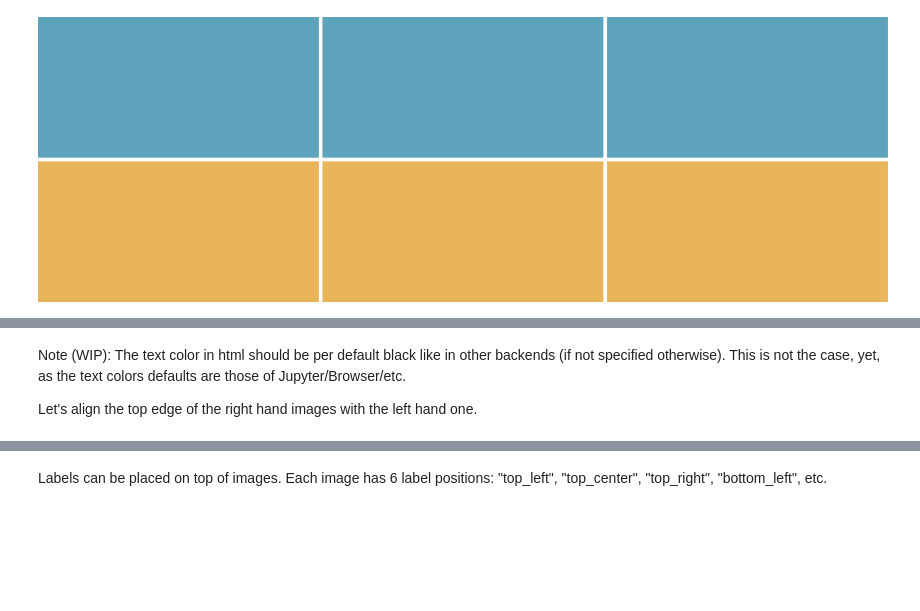
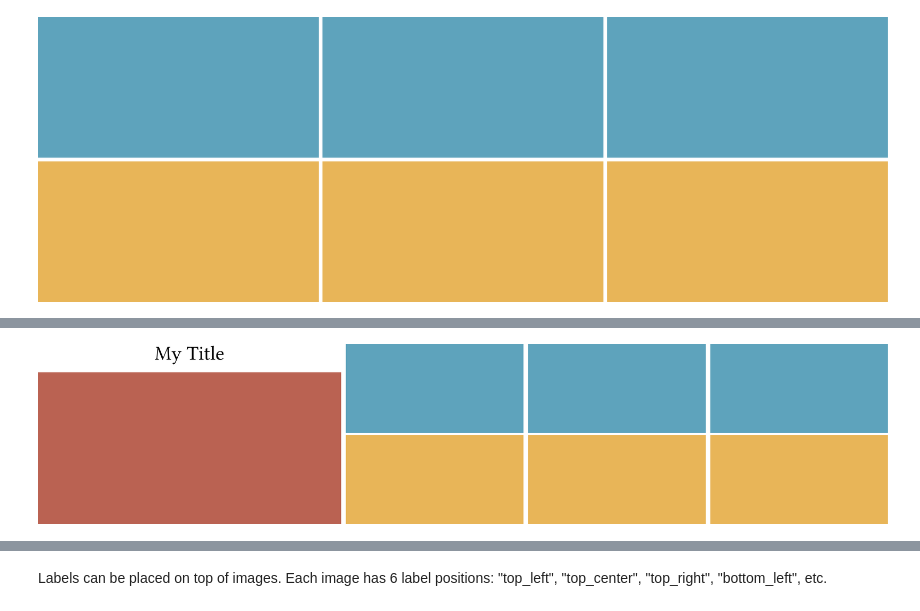
Before and after one commit to Mira-13/figure-gen, a Jupyter notebook: Tutorial.ipynb, the cells around one changed output, grey strips where cells are left out. Drawn from its saved outputs; the diff is of its cells as text; code cells hidden in the pictures; blank space fills up the shorter version.

```diff
--- a/Tutorial.ipynb
+++ b/Tutorial.ipynb
@@ -99,6 +99,6 @@ ref_grid.set_title('top', 'My Title')
 ref_lay.set_title('top', field_size_mm=5., offset_mm=1., fontsize=12)
 
 # generate figure with two grids
-figuregen.horizontal_figure([ref_grid, c_grid], width_cm=18., filename='figure.html')
-displayhtml("figure.html")
+figuregen.horizontal_figure([ref_grid, c_grid], width_cm=18., filename='figure.pdf')
+displaypdf("figure.pdf")
 # %% [output]
@@ -106,4 +105 @@ displayhtml("figure.html")
+[figure, added]
-# %% [markdown]
-Note (WIP): The text color in html should be per default black like in other backends (if not specified otherwise). This is not the case, yet, as the text colors defaults are those of Jupyter/Browser/etc.
-
-Let's align the top edge of the right hand images with the left hand one.
```
Also changed, not shown: parts of 28 cells of this notebook.
